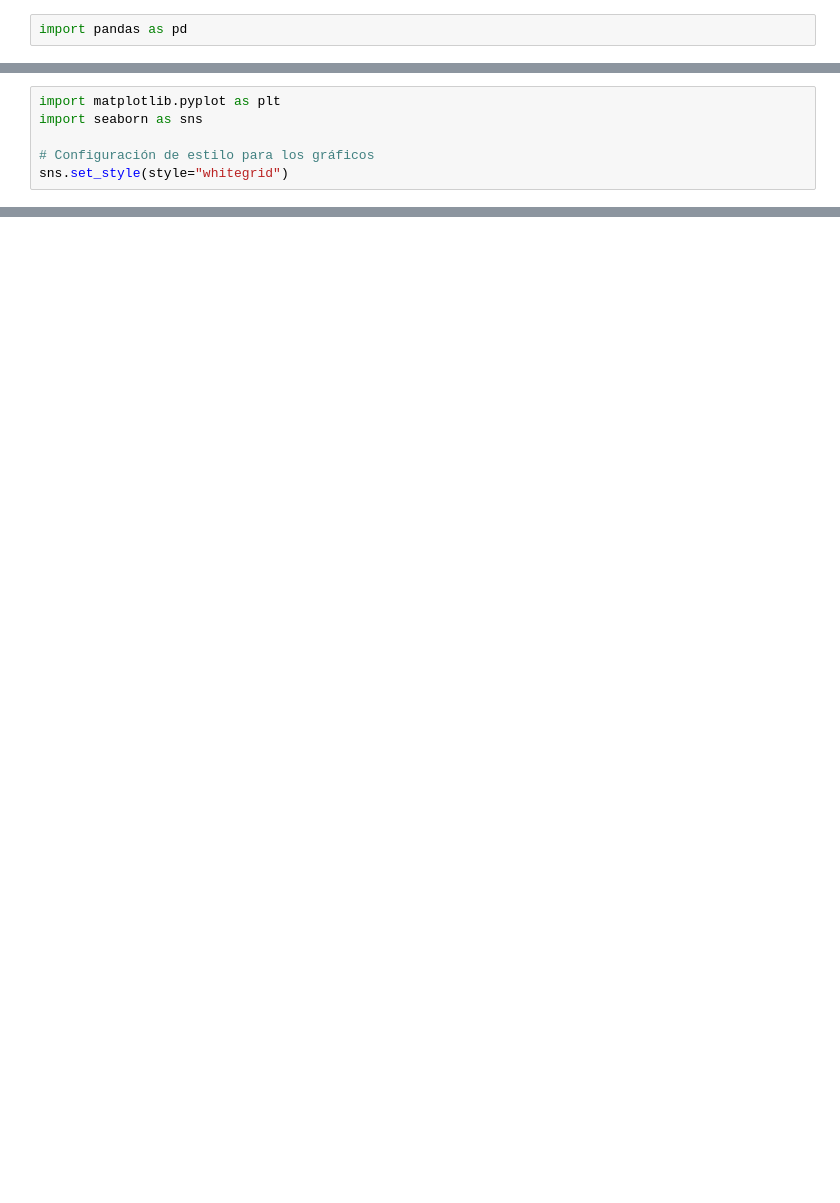
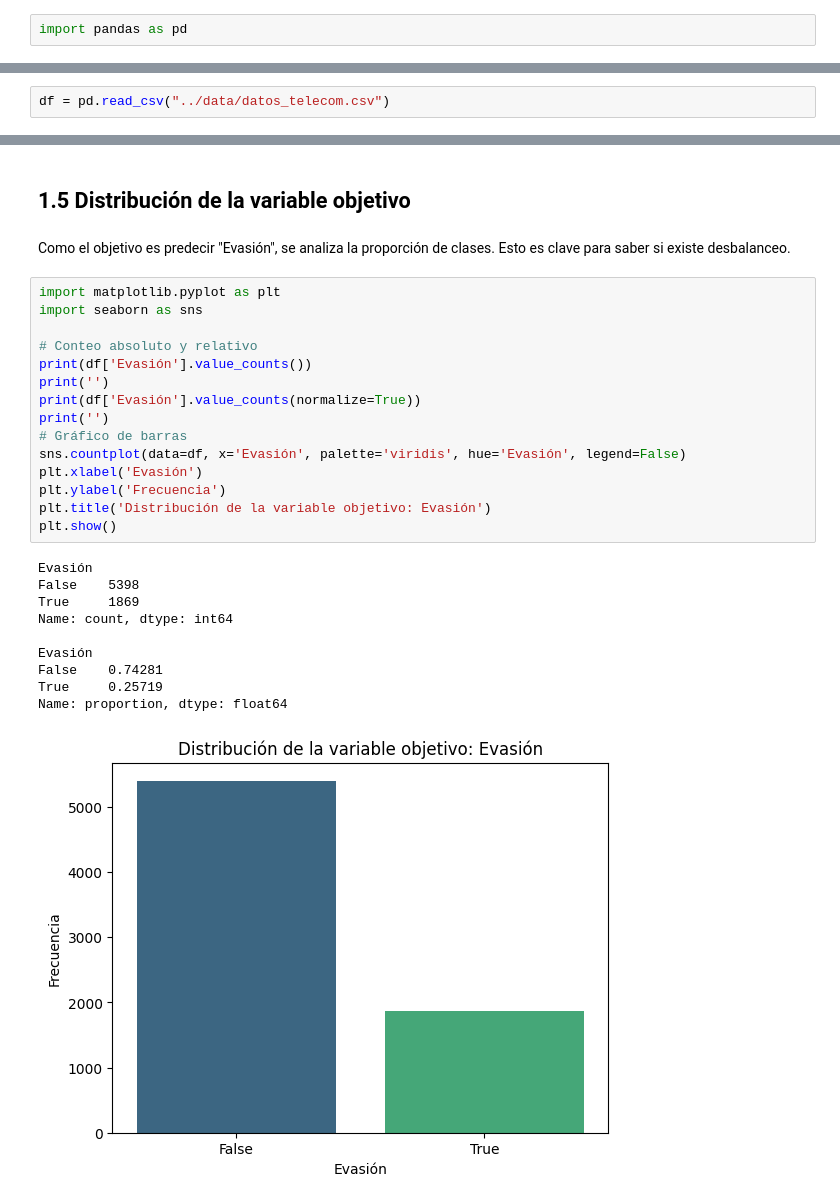
Before and after one commit to zelys/machine-learning, a Jupyter notebook: Challenge Telecom X/parte 2 - análisis de evasión de clientes/challenge_telecom_2.ipynb, the cells around one changed output, grey strips where cells are left out. Saved outputs shown, nothing was run; the diff lists cells and outputs as text; blank space fills up the shorter version.

```diff
--- a/Challenge Telecom X/parte 2 - análisis de evasión de clientes/challenge_telecom_2.ipynb
+++ b/Challenge Telecom X/parte 2 - análisis de evasión de clientes/challenge_telecom_2.ipynb
@@ -268,6 +6,0 @@ Utilizaremos boxplots para comparar la distribución de estas variables para los
-# %%
-import matplotlib.pyplot as plt
-import seaborn as sns
-
-# Configuración de estilo para los gráficos
-sns.set_style(style="whitegrid")
@@ -354,0 +7,2 @@ Basado en las observaciones, podemos definir dos perfiles claros:
+# %%
+df = pd.read_csv("../data/datos_telecom.csv")
@@ -354,0 +73,30 @@ Basado en las observaciones, podemos definir dos perfiles claros:
+# %% [markdown]
+## **1.5 Distribución de la variable objetivo**
+# %% [markdown]
+Como el objetivo es predecir "Evasión", se analiza la proporción de clases. Esto es clave para saber si existe desbalanceo.
+# %%
+import matplotlib.pyplot as plt
+import seaborn as sns
+
+# Conteo absoluto y relativo
+print(df['Evasión'].value_counts())
+print('')
+print(df['Evasión'].value_counts(normalize=True))
+print('')
+# Gráfico de barras
+sns.countplot(data=df, x='Evasión', palette='viridis', hue='Evasión', legend=False)
+plt.xlabel('Evasión')
+plt.ylabel('Frecuencia')
+plt.title('Distribución de la variable objetivo: Evasión')
+plt.show()
+# %% [output]
+Evasión
+False    5398
+True     1869
+Name: count, dtype: int64
+
+Evasión
+False    0.74281
+True     0.25719
+Name: proportion, dtype: float64
+[figure, added]
```
Also changed, not shown: parts of 159 cells of this notebook, 32 other files.
